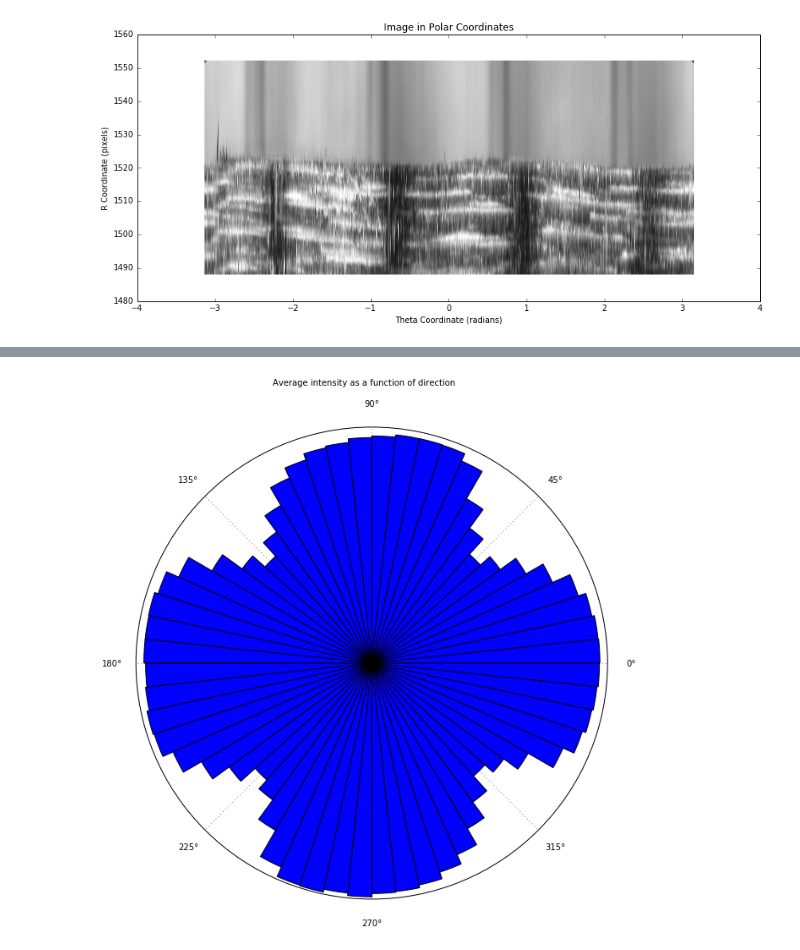
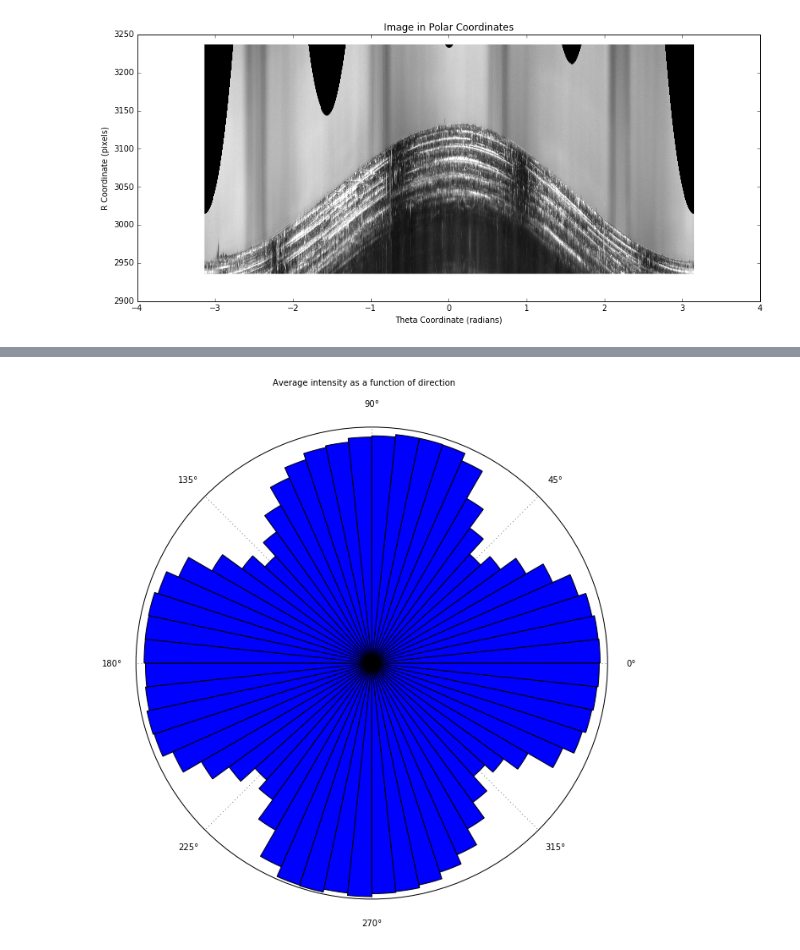
Before and after one commit to jpapon/seal_cup, a Jupyter notebook: seal_cup_testing.ipynb, the cells around one changed output, grey strips where cells are left out. Saved outputs shown, nothing was run; the diff lists cells and outputs as text; code cells hidden in the pictures.

Commit message:
Update to use low resolution circle detection for image at high resolution

```diff
--- a/seal_cup_testing.ipynb
+++ b/seal_cup_testing.ipynb
@@ -20,7 +20,7 @@ ds_vals = 1.0/ np.array([1,2,4,8,16])
 seal_img_gray = cv2.cvtColor(seal_img_full,cv2.COLOR_RGB2GRAY)
 multi_res_pyr = [cv2.resize(seal_img_gray, dsize = (0,0),fx = ds_mult, fy= ds_mult, interpolation = cv2.INTER_AREA) for ds_mult in ds_vals]
 # %%
-IDX_USED = 2
+IDX_USED = 3
 plt.imshow(multi_res_pyr[IDX_USED],cmap='gray')
 # %% [output]
 <matplotlib.image.AxesImage at 0x...>
@@ -188,7 +188,9 @@ plt.plot(accums)
 lipsize = end_idx - start_idx
 
 min_idx =start_idx
-max_idx = end_idx+ lipsize
+max_idx = int(end_idx+ lipsize/2)
+if (max_idx > len(radii)):
+  max_idx = len(radii)-1
 print ("Range of plot search: {} -> {}".format(min_idx,max_idx))
 #Plot the peaks in the transform - these will be the beginning and end of the threaded portion
 plt.figure (figsize = (8,3))
@@ -198,8 +200,7 @@ ax = plt.axvspan(min_idx, max_idx, facecolor='g', alpha=0.5)
 #For min and max radii extract circle center
 radius_range = []
 center_vals = []
-for k, idx in enumerate([peak_inds[0][0],peak_inds[-1][0]]):
-
+for k, idx in enumerate([min_idx,max_idx]):
     radius = int(radii[idx])
     if (k == 1):
       radius += lipsize #search one lipsize beyond lip
@@ -232,0 +234,16 @@ Radius search range: 1488 --> 1552
+# %%
+#Use full resolution image,scale circle center etc to use it
+IDX_USED_NEW = 1
+scale_factor =  (1.0 / ds_vals[IDX_USED]) / (1.0 / ds_vals[IDX_USED_NEW])
+
+center = (np.array(center) * scale_factor).astype(np.int64)
+radius_range = (np.array(radius_range) * scale_factor).astype(np.int64)
+print ("Avg Center: {}".format(center))
+print ("Radius search range: {} --> {}".format(radius_range[0],radius_range[1]))
+
+fig = plt.figure(figsize=(10,10))
+plt.imshow(multi_res_pyr[IDX_USED_NEW],cmap='gray')
+circle0 = plt.Circle((center[1],center[0]),radius_range[0],color=(1,0,0),fill=False)
+fig.add_subplot(111).add_artist(circle0)
+circle1 = plt.Circle((center[1],center[0]),radius_range[1],color=(0,0,1),fill=False)
+fig.add_subplot(111).add_artist(circle1)
@@ -233,8 +255,8 @@ Radius search range: 1488 --> 1552
 # %%
 #Plot a projection of the search range - this should shown the lip and its edge nicely
-plot_polar_image(multi_res_pyr[IDX_USED],center, radius_range)
+plot_polar_image(multi_res_pyr[IDX_USED_NEW],center, radius_range)
 # %% [output]
-[figure, old version]
+[figure, new version]
 # %%
 #Change lip search range to just edge of lip
 lipsize = end_idx - start_idx
```
Also changed, not shown: parts of 6 cells of this notebook.
